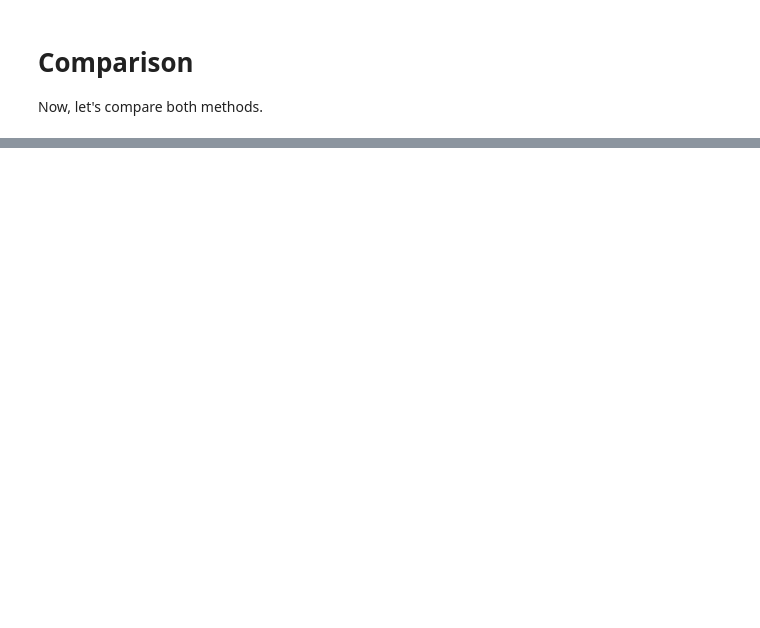
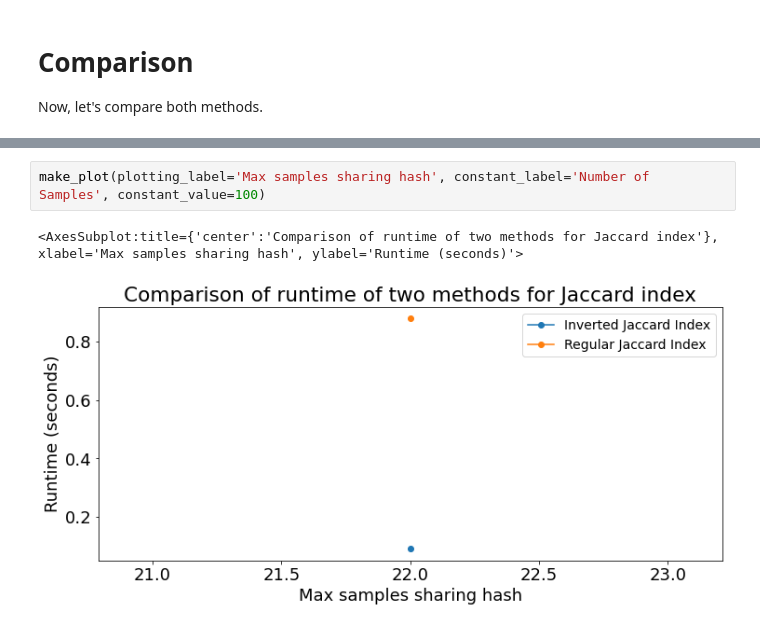
Before and after one commit to apetkau/minhash-indexing-tests, a Jupyter notebook: test-idea-no-union.ipynb, the cells around one changed output, grey strips where cells are left out. Cells and saved outputs as stored; diff of their text form; blank space fills up the shorter version.

```diff
--- a/test-idea-no-union.ipynb
+++ b/test-idea-no-union.ipynb
@@ -257,0 +278,5 @@ make_plot(plotting_label='Number of Samples', constant_label='Number of hashes',
+# %%
+make_plot(plotting_label='Max samples sharing hash', constant_label='Number of Samples', constant_value=100)
+# %% [output]
+<AxesSubplot:title={'center':'Comparison of runtime of two methods for Jaccard index'}, xlabel='Max samples sharing hash', ylabel='Runtime (seconds)'>
+[figure, added]
```
Also changed, not shown: parts of 8 cells of this notebook.
